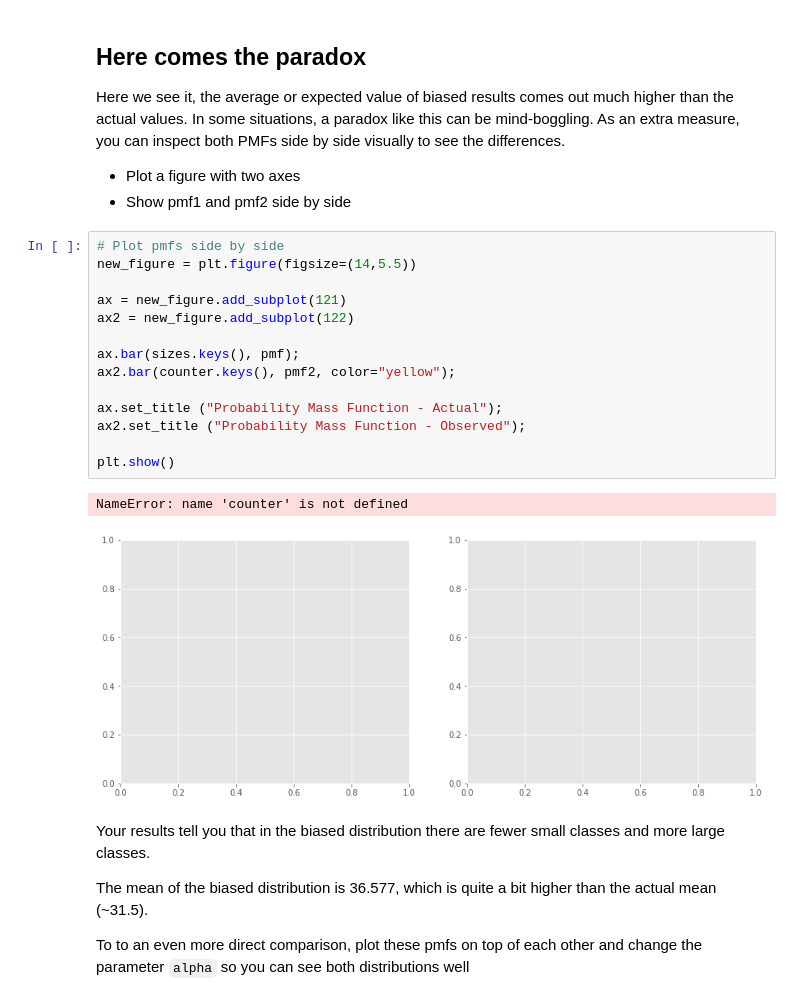
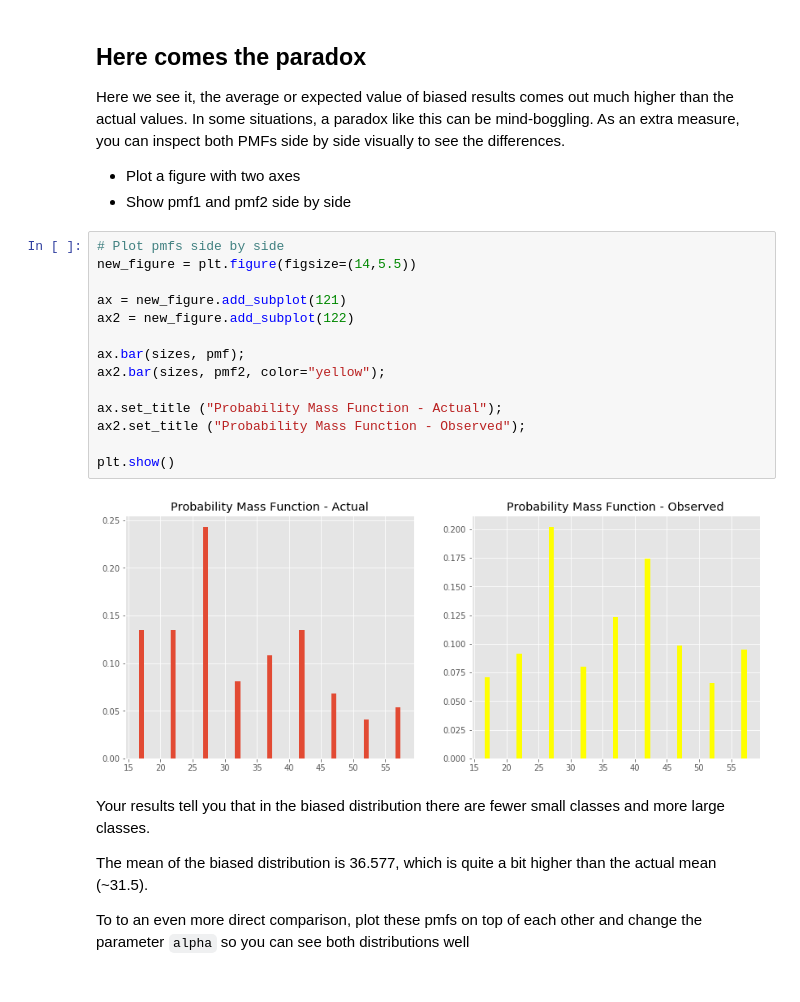
Before and after one commit to fcoba/dsc-probability-mass-function-lab-dc-ds-career-042219, a Jupyter notebook: index.ipynb, the cells around one changed output. Drawn from its saved outputs; the diff is of its cells as text.

```diff
--- a/index.ipynb
+++ b/index.ipynb
@@ -165,20 +165,19 @@ Here we see it, the average or expected value of biased results comes out much h
 # %%
 # Plot pmfs side by side
 new_figure = plt.figure(figsize=(14,5.5))
 
 ax = new_figure.add_subplot(121)
 ax2 = new_figure.add_subplot(122)
 
-ax.bar(sizes.keys(), pmf);
-ax2.bar(counter.keys(), pmf2, color="yellow");
+ax.bar(sizes, pmf);
+ax2.bar(sizes, pmf2, color="yellow");
 
 ax.set_title ("Probability Mass Function - Actual");
 ax2.set_title ("Probability Mass Function - Observed");
 
 plt.show()
 # %% [output]
-NameError: name 'counter' is not defined
-[figure, old version]
+[figure, new version]
 # %% [markdown]
 Your results tell you that in the biased distribution there are fewer small classes and more large classes.
 
```
